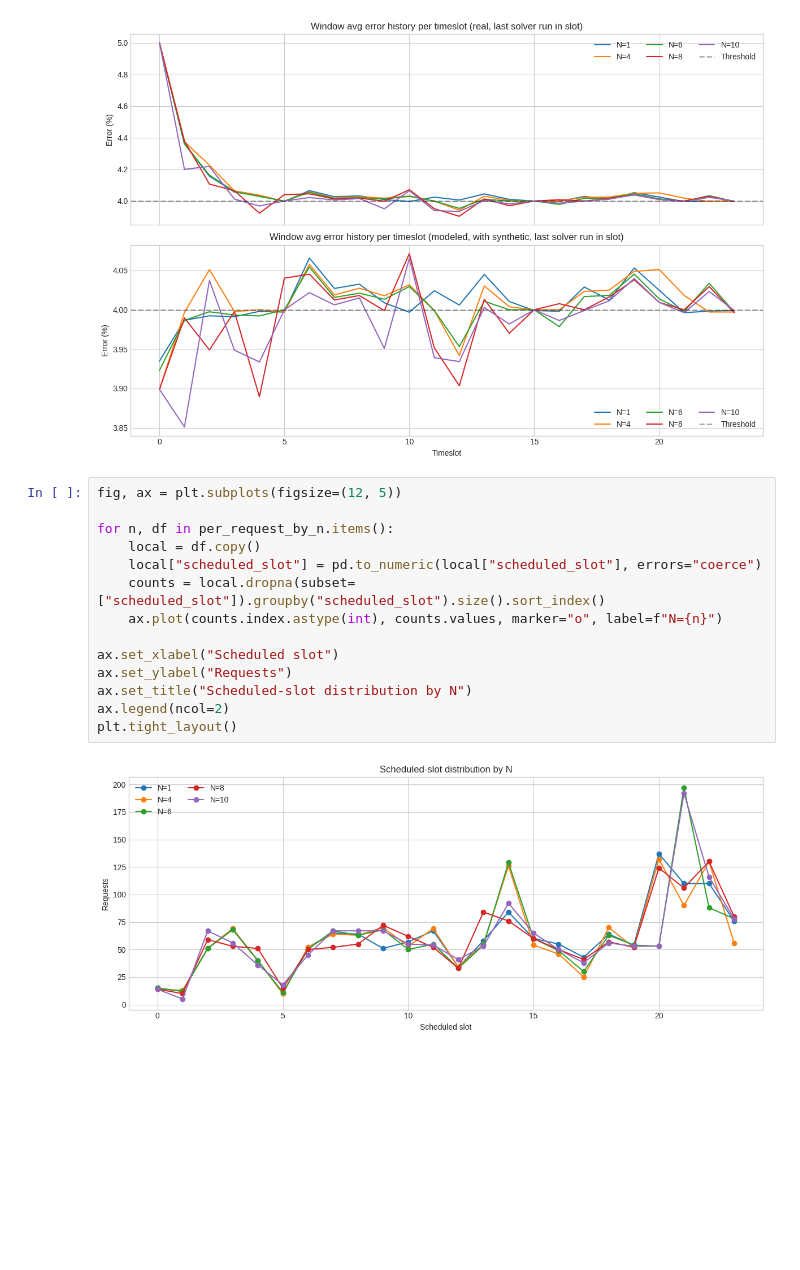
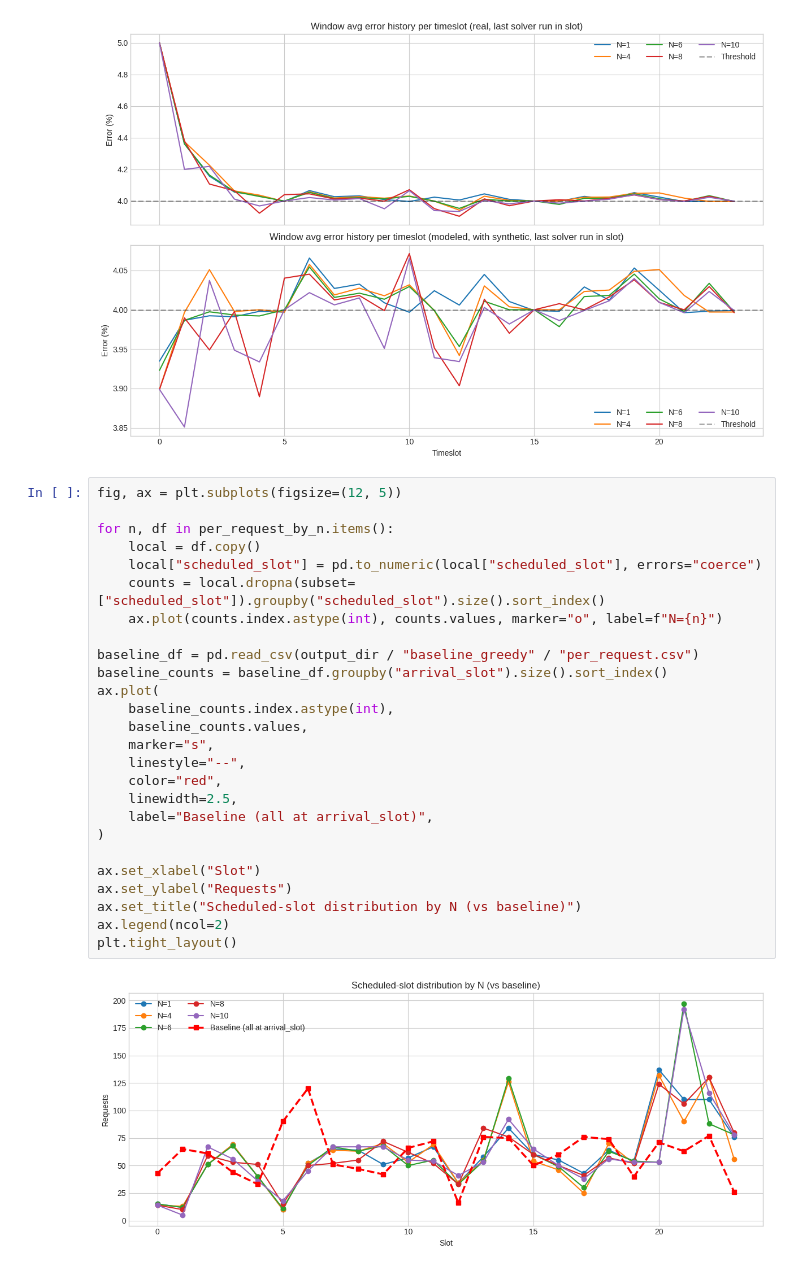
Before and after one commit to frenzis01/carbonshift, a Jupyter notebook: online2/notebooks/nshift_speed_analysis.ipynb, the cells around one changed output. Cells and saved outputs as stored; diff of their text form; blank space fills up the shorter version.

```diff
--- a/online2/notebooks/nshift_speed_analysis.ipynb
+++ b/online2/notebooks/nshift_speed_analysis.ipynb
@@ -401,19 +429,31 @@ plt.tight_layout()
 # %%
 fig, ax = plt.subplots(figsize=(12, 5))
 
 for n, df in per_request_by_n.items():
     local = df.copy()
     local["scheduled_slot"] = pd.to_numeric(local["scheduled_slot"], errors="coerce")
     counts = local.dropna(subset=["scheduled_slot"]).groupby("scheduled_slot").size().sort_index()
     ax.plot(counts.index.astype(int), counts.values, marker="o", label=f"N={n}")
 
-ax.set_xlabel("Scheduled slot")
+baseline_df = pd.read_csv(output_dir / "baseline_greedy" / "per_request.csv")
+baseline_counts = baseline_df.groupby("arrival_slot").size().sort_index()
+ax.plot(
+    baseline_counts.index.astype(int),
+    baseline_counts.values,
+    marker="s",
+    linestyle="--",
+    color="red",
+    linewidth=2.5,
+    label="Baseline (all at arrival_slot)",
+)
+
+ax.set_xlabel("Slot")
 ax.set_ylabel("Requests")
-ax.set_title("Scheduled-slot distribution by N")
+ax.set_title("Scheduled-slot distribution by N (vs baseline)")
 ax.legend(ncol=2)
 plt.tight_layout()
 # %% [output]
-[figure, old version]
+[figure, new version]
 # %%
 labels = []
 data = []
```
Also changed, not shown: parts of 5 cells of this notebook, 7 other files.
